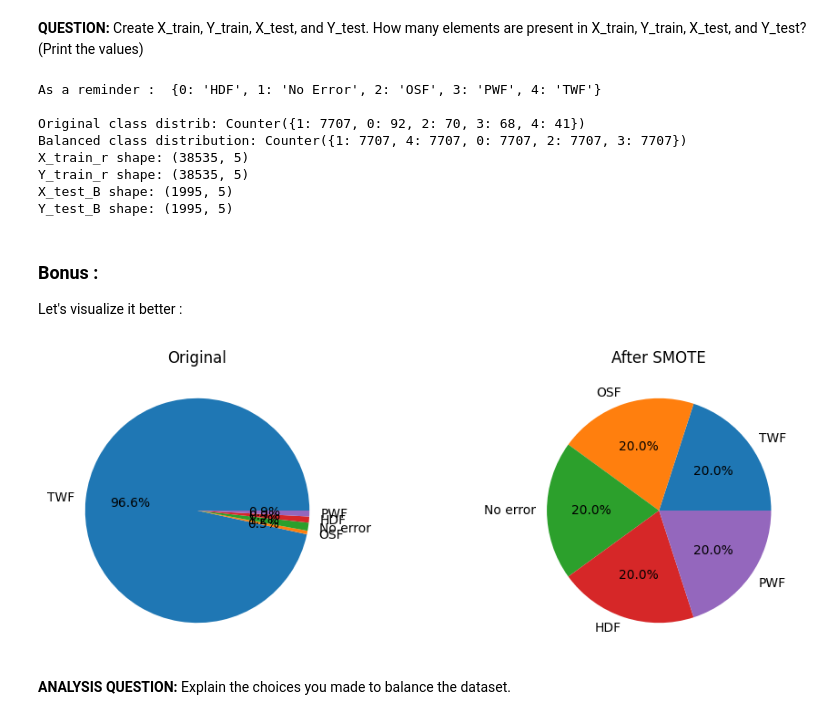
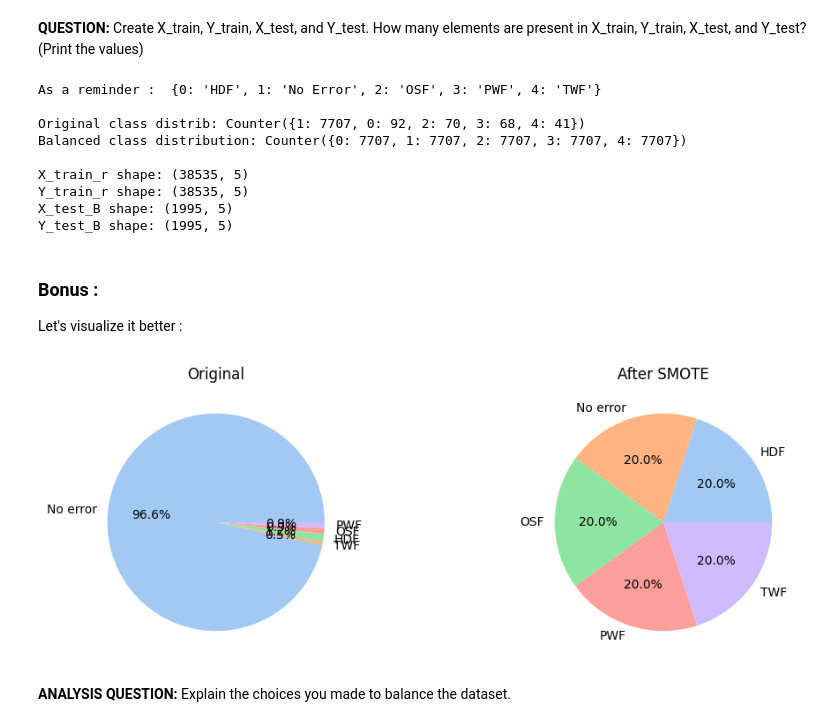
Before and after one commit to ChloeLarroze/STM32_Embedded_AI, a Jupyter notebook: TP_IA_EMBARQUEE.ipynb, the cells around one changed output. Saved outputs shown, nothing was run; the diff lists cells and outputs as text; code cells hidden in the pictures.

```diff
--- a/TP_IA_EMBARQUEE.ipynb
+++ b/TP_IA_EMBARQUEE.ipynb
@@ -475,25 +481,39 @@ print("As a reminder : ", class_mapping, "\n")
 X_train_B, X_test_B, Y_train_B, Y_test_B = train_test_split(X, Y, test_size=0.2, random_state=42)
 print("Original class distrib:", Counter(np.argmax(Y_train_B, axis=1)))
 
+#we normalize it
+scaler = StandardScaler()
+X_train_B = scaler.fit_transform(X_train_B)
+X_test_B = scaler.transform(X_test_B)  # Important : utiliser les mêmes paramètres que le train set
+
 #SMOTE
-smote = SMOTE(random_state=42)
-X_train_r, Y_train_r = smote.fit_resample(X_train_B, np.argmax(Y_train_B, axis=1))
+smote = SMOTE(random_state=42, sampling_strategy = "auto")
+X_train_inter, Y_train_inter = smote.fit_resample(X_train_B, np.argmax(Y_train_B, axis=1))
+
+#undersampling
+target_count = min(Counter(Y_train_inter).values())
+undersample_strategy = {label: target_count for label in set(Y_train_inter)}
+undersample = RandomUnderSampler(sampling_strategy=undersample_strategy, random_state=42)
+X_train_r, Y_train_r = undersample.fit_resample(X_train_inter, Y_train_inter)
 
 #convert Y back to one-hot encoding
-Y_train_r = to_categorical(Y_train_r)
-Y_test_B = to_categorical(np.argmax(Y_test_B, axis=1))  # to make sure the test labels stay in the correct format
-print("Balanced class distribution:", Counter(np.argmax(Y_train_r, axis=1)))
+Y_train_r = np.array(Y_train_r, dtype=int)  #makes sure labels are int #todelete
+Y_train_r = to_categorical(Y_train_r, num_classes=5)
+Y_test_B = to_categorical(np.argmax(Y_test_B, axis=1), num_classes=5)
+print("Balanced class distribution:", Counter(np.argmax(Y_train_r, axis=1)), "\n")
 
+#print(np.unique(Y_train_r, return_counts=True)) #debug
 
 print(f"X_train_r shape: {X_train_r.shape}")
-print(f"Y_train_r shape: {Y_train_r.shape}")  # Should be (n, 5) if 5 classes
+print(f"Y_train_r shape: {Y_train_r.shape}")  #should be (n, 5) if 5 classes
 print(f"X_test_B shape: {X_test_B.shape}")
 print(f"Y_test_B shape: {Y_test_B.shape}")
 # %% [output]
 As a reminder :  {0: 'HDF', 1: 'No Error', 2: 'OSF', 3: 'PWF', 4: 'TWF'}
 
 Original class distrib: Counter({1: 7707, 0: 92, 2: 70, 3: 68, 4: 41})
-Balanced class distribution: Counter({1: 7707, 4: 7707, 0: 7707, 2: 7707, 3: 7707})
+Balanced class distribution: Counter({0: 7707, 1: 7707, 2: 7707, 3: 7707, 4: 7707})
+
 X_train_r shape: (38535, 5)
 Y_train_r shape: (38535, 5)
 X_test_B shape: (1995, 5)
@@ -504,31 +524,31 @@ Let's visualize it better :
 # %%
 #before SMOTE
 original_counts = Counter(np.argmax(Y_train_B, axis=1))
 original_total = sum(original_counts.values())
 fail_percentage_before = {k: (v / original_total) * 100 for k, v in original_counts.items()}
 
 #after SMOTE
 resampled_counts = Counter(np.argmax(Y_train_r, axis=1))
 resampled_total = sum(resampled_counts.values())
 fail_percentage_after = {k: (v / resampled_total) * 100 for k, v in resampled_counts.items()}
 
 #labels and stuff
 class_labels = output_labels
 
 #chart ------
 fig, axs = plt.subplots(ncols=2, figsize=(12, 4))
 #og
 axs[0].pie(fail_percentage_before.values(), labels=[class_labels[k] for k in fail_percentage_before.keys()],
-           colors=sns.color_palette('tab10'), autopct='%.1f%%')
+           colors=sns.color_palette('pastel'), autopct='%.1f%%')
 axs[0].title.set_text('Original')
 #resamble
 axs[1].pie(fail_percentage_after.values(), labels=[class_labels[k] for k in fail_percentage_after.keys()],
-           colors=sns.color_palette('tab10'), autopct='%.1f%%')
+           colors=sns.color_palette('pastel'), autopct='%.1f%%')
 axs[1].title.set_text('After SMOTE')
 
 plt.show()
 # %% [output]
-[figure, old version]
+[figure, new version]
 # %% [markdown]
 **ANALYSIS QUESTION:** Explain the choices you made to balance the dataset.
 # %% [markdown]
```
Also changed, not shown: parts of 12 cells of this notebook.
